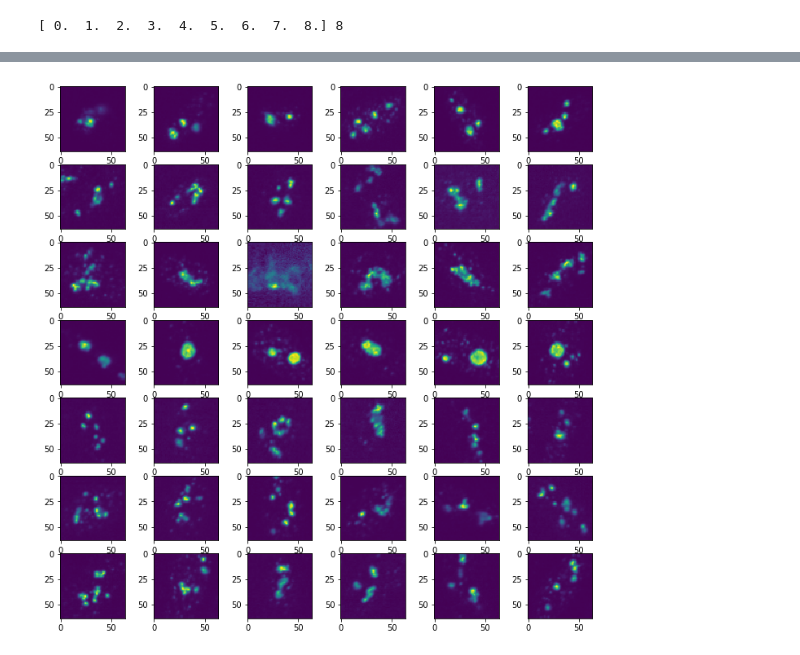
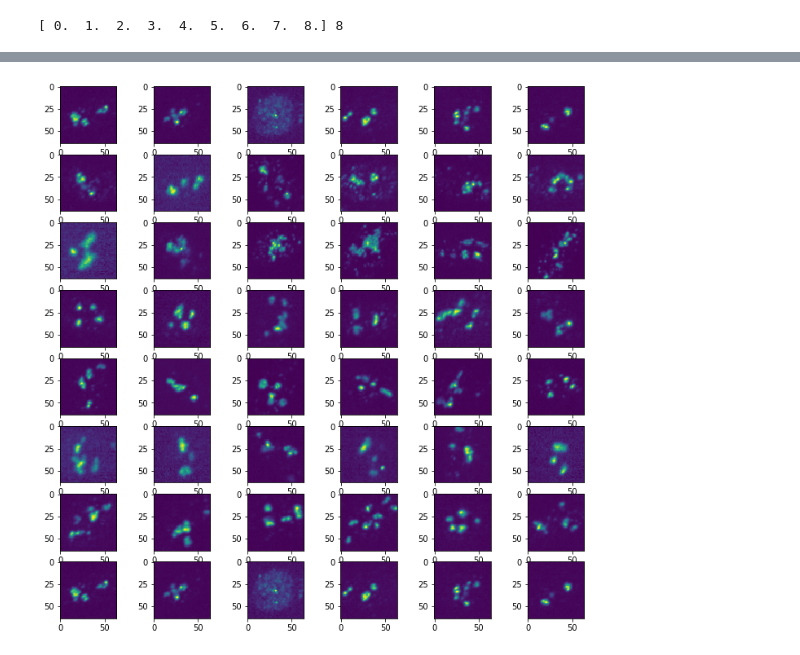
Before and after one commit to cwood1967/DeepLearning, a Jupyter notebook: autoencoder/infer.ipynb, the cells around one changed output, grey strips where cells are left out. Drawn from its saved outputs; the diff is of its cells as text; code cells hidden in the pictures.

Commit message:
added another plate

```diff
--- a/autoencoder/infer.ipynb
+++ b/autoencoder/infer.ipynb
@@ -59,6 +62,6 @@ INFO:tensorflow:Restoring parameters from /Users/cjw/Projects/cjw/Gerton/tpo/che
 <tensorflow.python.training.saver.Saver at 0x...>
 # %%
-datafile = "/Users/cjw/Projects/cjw/Gerton/tpo/plate03_all_cells.csv"
+datafile = "/home/cjw/disk2cjw/Data/nucleolus/plate03_all_cells.csv"
 df = utils.read_data_file(datafile)
 df.head()
 # %% [output]
@@ -71,6 +74,6 @@ df.head()
 # %%
-datadir = "/Users/cjw/Projects/cjw/Gerton/tpo/"
-datafile = datadir + "plate03_all_cells.csv"
+datadir = "/home/cjw/disk2cjw/Data/nucleolus/"
+# datafile = datadir + "plate03_all_cells.csv"
 df = utils.read_data_file(datafile)
 
 mf = df['mmfile']
@@ -95,6 +98,6 @@ mmdict = {"plate03_all.mm": m2}
 # %%
 vv = utils.getWell(mmdict,
-                    df, width, 4, 5, nchannels, channels=channels)
+                    df, width, 6, 5, nchannels, channels=channels)
 
 
 xhe = sess.run(enc, feed_dict={images:vv})
@@ -116,6 +119,7 @@ for i in range(5):
 # %%
 # dv = {0:(3,4), 1:(4,3), 2:(6,7), 3:(7,13), 4:(7, 2), 5:(8,3), 6:(12,4), 7:(9,5)}
-dv = {0:(12,4), 1:(9,5), 2:(11,8), 3:(2,19), 4:(13,13), 5:(13,8), 6:(4,4)}
+#dv = {0:(12,4), 1:(9,5), 2:(11,8), 3:(4,19), 4:(13,13), 5:(13,8), 6:(2,4), 7:(9,5)}
+dv = {0:(9,5), 1:(9,4) , 2:(11,8), 3:(4,19), 4:(13,13), 5:(13,8), 6:(2,4), 7:(9,5)}
 dimages = dict()
 counter = 0
 one = 0
@@ -144,6 +148,7 @@ for k in dv.keys():
         counter += 1
 
 perm = np.random.permutation(len(colors))
-g = g[perm]
+g_all = g[perm]
 colors = colors[perm]
+g_all.shape
 # %% [output]
@@ -218,12 +237,12 @@ ppp = ax2.plot(pca.components_[1])
 # %%
 plt.figure(figsize=(12, 12))
 for m in dimages.keys():
     h = len(dimages)
     for i in range(6):
         plt.subplot(len(dimages),6, 6*m + i + 1)
-        plt.imshow(dimages[m][i+ 40,:,:,0])
+        plt.imshow(dimages[m][i+ 20,:,:,0])
 # %% [output]
-[figure, old version]
+[figure, new version]
 # %%
 print(g.shape)
 plt.figure(figsize=(12, 8))
```
Also changed, not shown: parts of 12 cells of this notebook, 2 other files.
